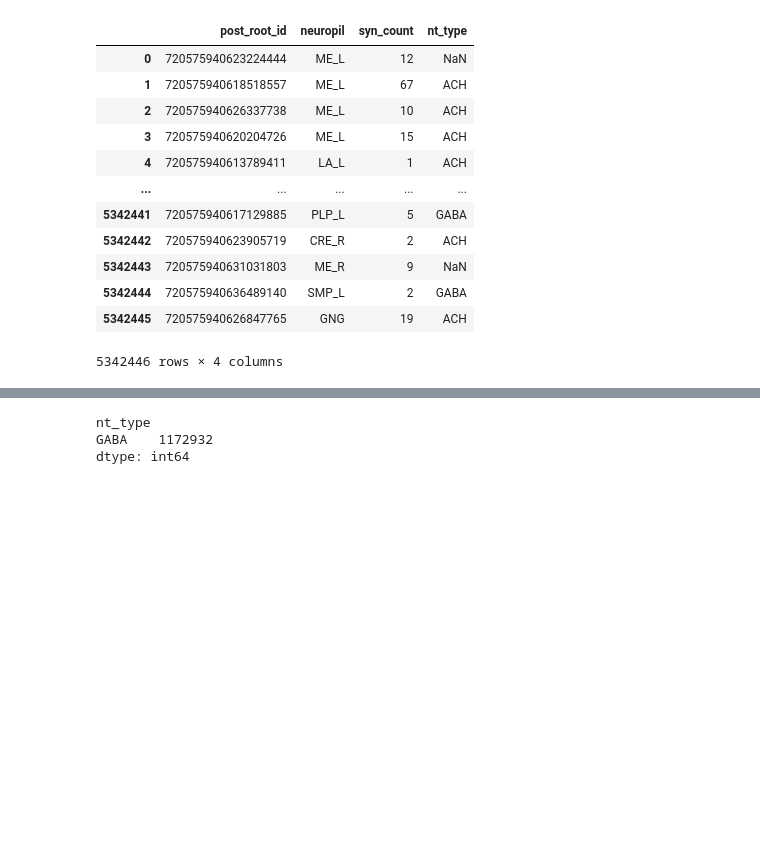
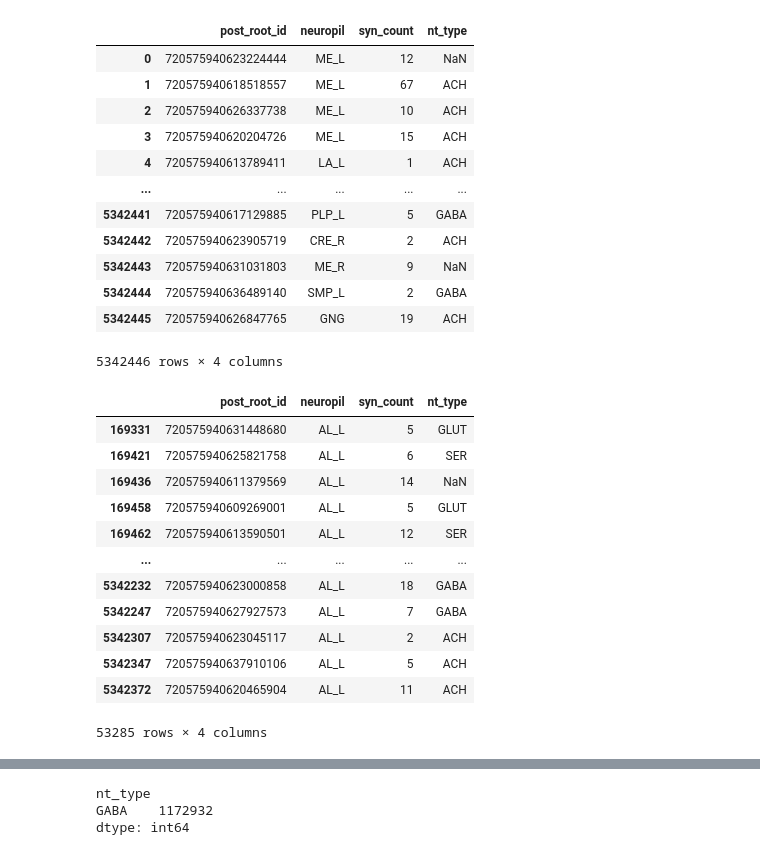
Before and after one commit to Gutierrez-lab/flybrain-clustering-rhessa, a Jupyter notebook: FlyWire/inhibitory_neuropil_analysis.ipynb, the cells around one changed output, grey strips where cells are left out. Cells and saved outputs as stored; diff of their text form; code cells hidden in the pictures; blank space fills up the shorter version.

```diff
--- a/FlyWire/inhibitory_neuropil_analysis.ipynb
+++ b/FlyWire/inhibitory_neuropil_analysis.ipynb
@@ -39,3 +43,19 @@ connects_merged
 | 5342444 | 720575940636489140 | SMP_L | 2 | GABA |
 | 5342445 | 720575940626847765 | GNG | 19 | ACH |
 5342446 rows × 4 columns
+# %%
+connects_merged[connects_merged['neuropil']=='AL_L']
+# %% [output]
+|  | post_root_id | neuropil | syn_count | nt_type |
+| 169331 | 720575940631448680 | AL_L | 5 | GLUT |
+| 169421 | 720575940625821758 | AL_L | 6 | SER |
+| 169436 | 720575940611379569 | AL_L | 14 | NaN |
+| 169458 | 720575940609269001 | AL_L | 5 | GLUT |
+| 169462 | 720575940613590501 | AL_L | 12 | SER |
+| ... | ... | ... | ... | ... |
+| 5342232 | 720575940623000858 | AL_L | 18 | GABA |
+| 5342247 | 720575940627927573 | AL_L | 7 | GABA |
+| 5342307 | 720575940623045117 | AL_L | 2 | ACH |
+| 5342347 | 720575940637910106 | AL_L | 5 | ACH |
+| 5342372 | 720575940620465904 | AL_L | 11 | ACH |
+53285 rows × 4 columns
```
Also changed, not shown: parts of 10 cells of this notebook, 1 other file.
